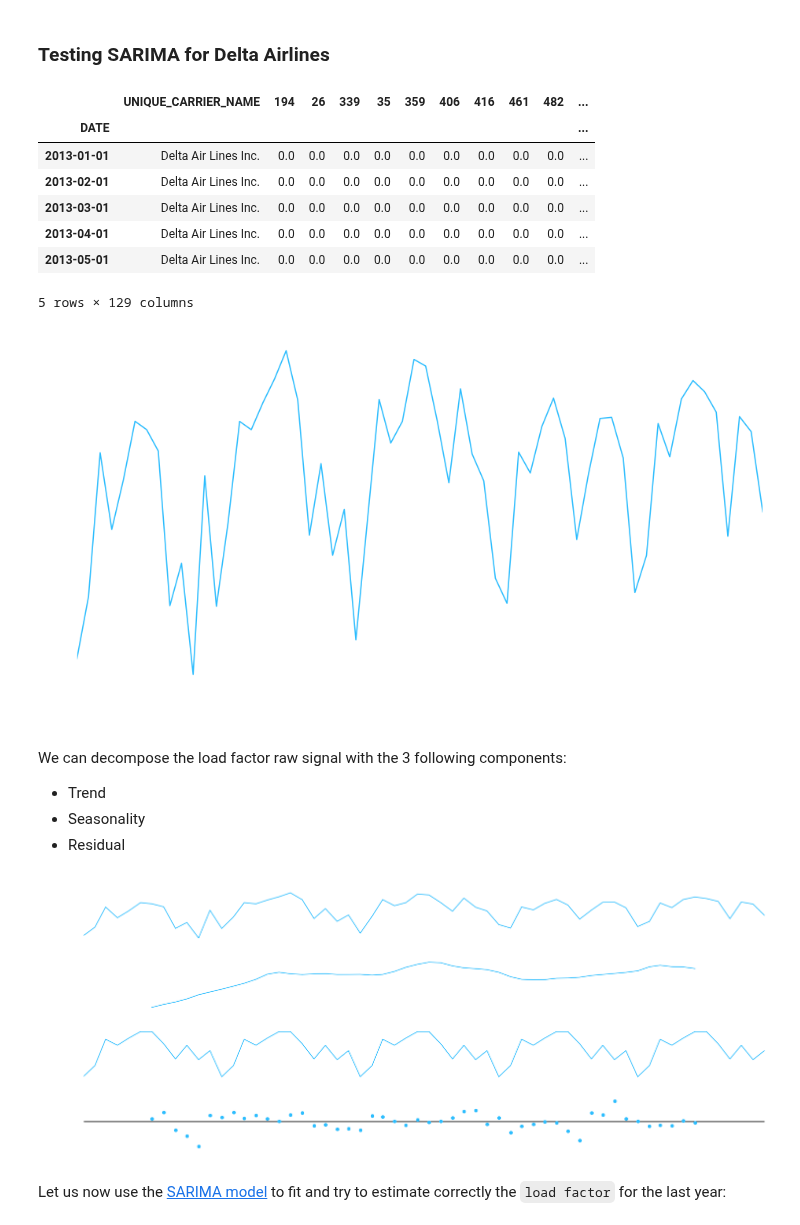
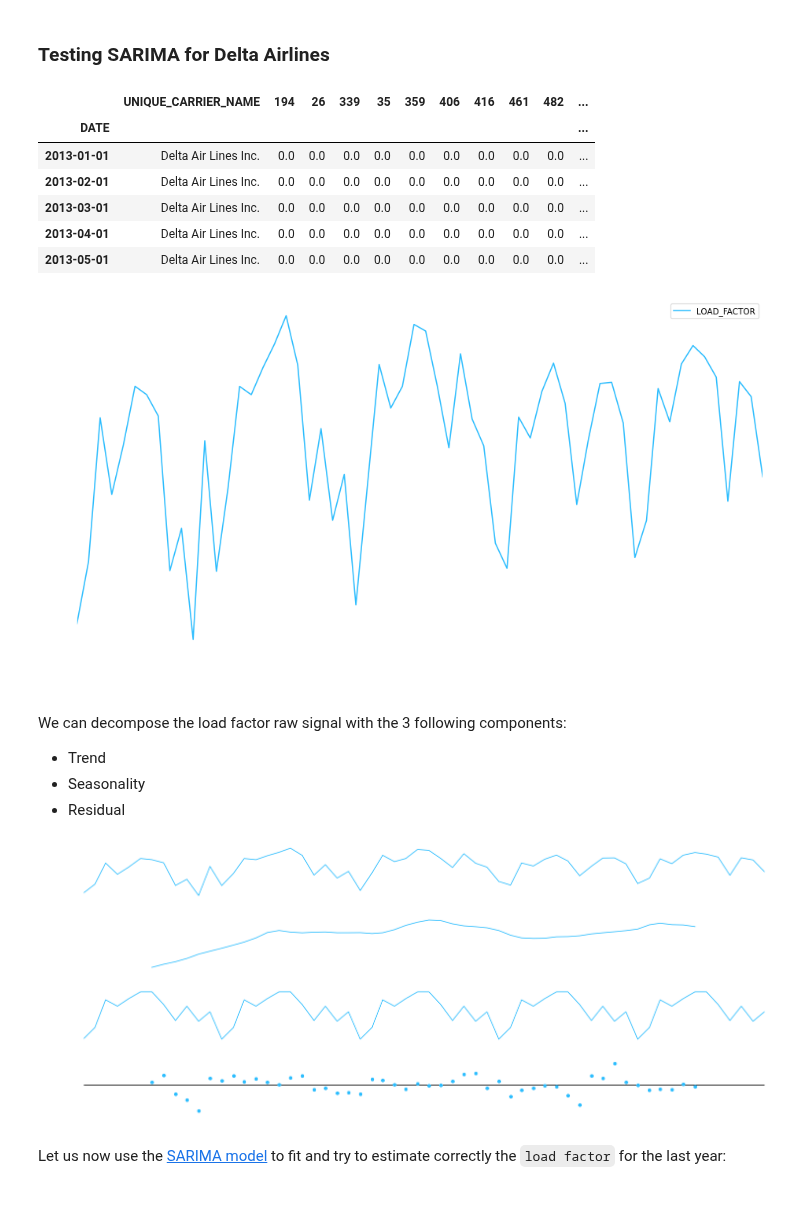
Before and after one commit to alexZajac/airlines_performance, a Jupyter notebook: airlines_performance.ipynb, the cells around one changed output. Saved outputs shown, nothing was run; the diff lists cells and outputs as text; code cells hidden in the pictures.

```diff
--- a/airlines_performance.ipynb
+++ b/airlines_performance.ipynb
@@ -312,8 +317,9 @@ fig.show()
 ---
 Let's cut our dataset into smaller pieces so we can have a clearer view of what we'll be working on.
 # %%
-#a changer pour utilise celle de problem.py
-X = pd.read_csv('data/train/features.csv', index_col=0)
+from problem import get_train_data, get_test_data
+X_train, y_train = get_train_data()
+X = X_train.features.copy()#pd.read_csv('data/train/features.csv', index_col=0)
 X.head()
 # %% [output]
 |  | UNIQUE_CARRIER_NAME | DATE | 194 | 26 | 339 | 35 | 359 | 406 | 416 | 461 | ... |
@@ -771,7 +793,7 @@ import statsmodels.api as sm
 import warnings
 warnings.filterwarnings("ignore")
 
-df = pd.read_csv("data/train/features.csv", index_col=0)
+df = X_train.features.copy()#pd.read_csv("data/train/features.csv", index_col=0)
 df["DATE"] = pd.to_datetime(df["DATE"])
 df.set_index(['DATE'], inplace=True)
 df_delta = df[df["UNIQUE_CARRIER_NAME"] == "Delta Air Lines Inc."]
@@ -784,13 +806,13 @@ df_delta.head()
 | 2013-03-01 | Delta Air Lines Inc. | 0.0 | 0.0 | 0.0 | 0.0 | 0.0 | 0.0 | 0.0 | 0.0 | 0.0 | ... |
 | 2013-04-01 | Delta Air Lines Inc. | 0.0 | 0.0 | 0.0 | 0.0 | 0.0 | 0.0 | 0.0 | 0.0 | 0.0 | ... |
 | 2013-05-01 | Delta Air Lines Inc. | 0.0 | 0.0 | 0.0 | 0.0 | 0.0 | 0.0 | 0.0 | 0.0 | 0.0 | ... |
-5 rows × 129 columns
 # %%
-y = df_delta["LOAD_FACTOR"]
+y = pd.DataFrame(y_train[np.where(df["UNIQUE_CARRIER_NAME"] == "Delta Air Lines Inc.")], columns = ["LOAD_FACTOR"], index=df_delta.index)#df_delta["LOAD_FACTOR"]
 y.plot(figsize=(15, 8))
+#plt.plot(y)
 plt.show()
 # %% [output]
-[figure, old version]
+[figure, new version]
 # %% [markdown]
 We can decompose the load factor raw signal with the 3 following components:
 - Trend
@@ -801,7 +823,7 @@ decomposition = sm.tsa.seasonal_decompose(y, model='additive')
 fig = decomposition.plot()
 plt.show()
 # %% [output]
-[figure, old version]
+[figure, new version]
 # %% [markdown]
 Let us now use the [SARIMA model](https://towardsdatascience.com/understanding-sarima-955fe217bc77) to fit and try to estimate correctly the `load factor` for the last year:
 # %%
```
Also changed, not shown: parts of 70 cells of this notebook.
